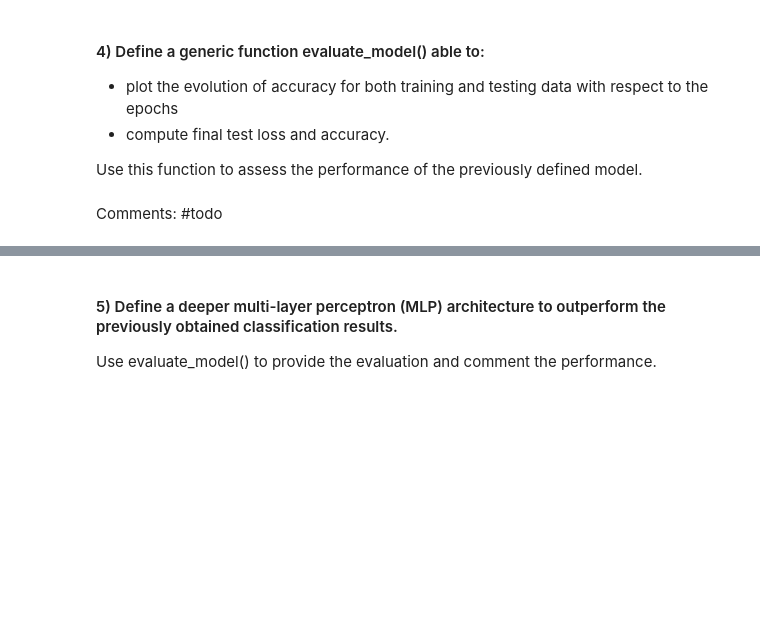
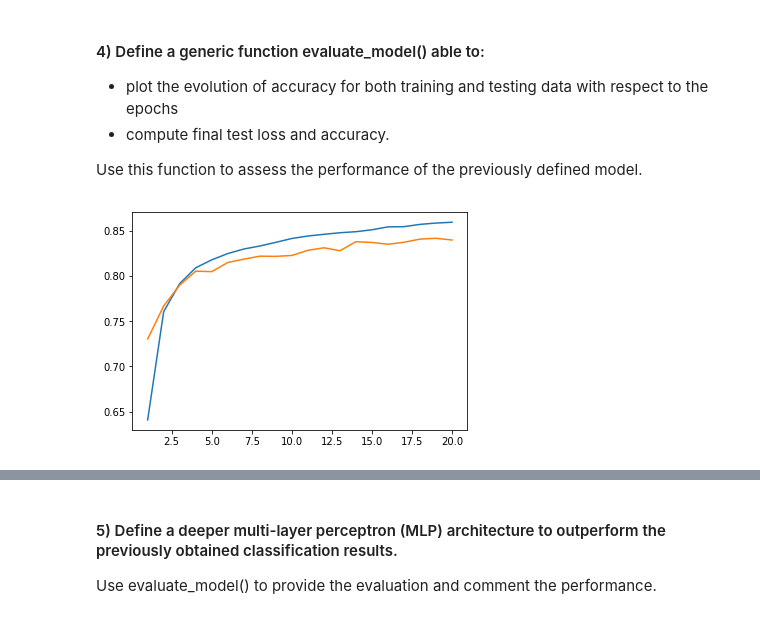
Before and after one commit to iqdecay/DeepLearning, a Jupyter notebook: LabSession5-CNN_Fashion-MNIST-student.ipynb, the cells around one changed output, grey strips where cells are left out. Saved outputs shown, nothing was run; the diff lists cells and outputs as text; code cells hidden in the pictures; blank space fills up the shorter version.

```diff
--- a/LabSession5-CNN_Fashion-MNIST-student.ipynb
+++ b/LabSession5-CNN_Fashion-MNIST-student.ipynb
@@ -127,2 +123,10 @@ Use this function to assess the performance of the previously defined model.
-# %% [markdown]
-Comments: #todo
+# %%
+def evaluate_model(model):
+    h = model.history
+    n_epochs = len(h.history['acc'])
+    epochs = [i+1 for i in range(n_epochs)]
+    plt.plot(epochs, h.history['acc'])
+    plt.plot(epochs,h.history['val_acc'])
+evaluate_model(mlp_1)
+# %% [output]
+[figure, added]
```
Also changed, not shown: parts of 22 cells of this notebook.
